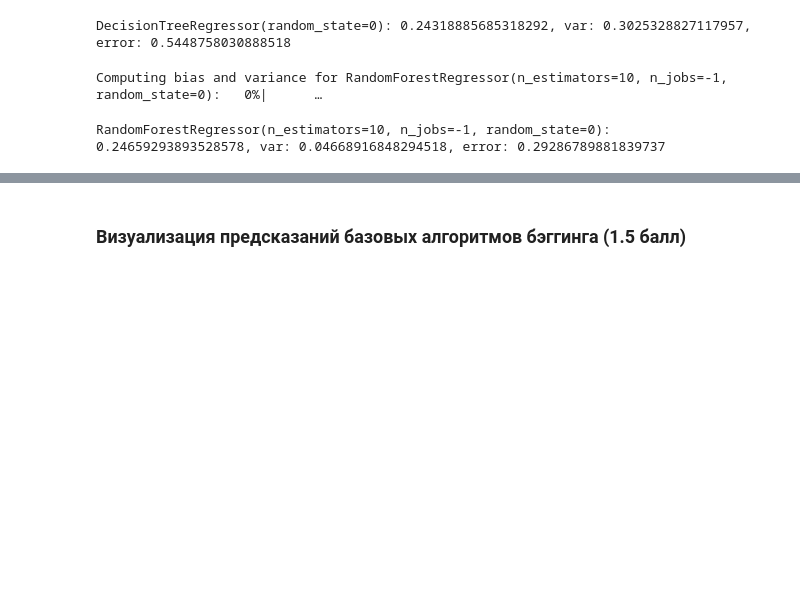
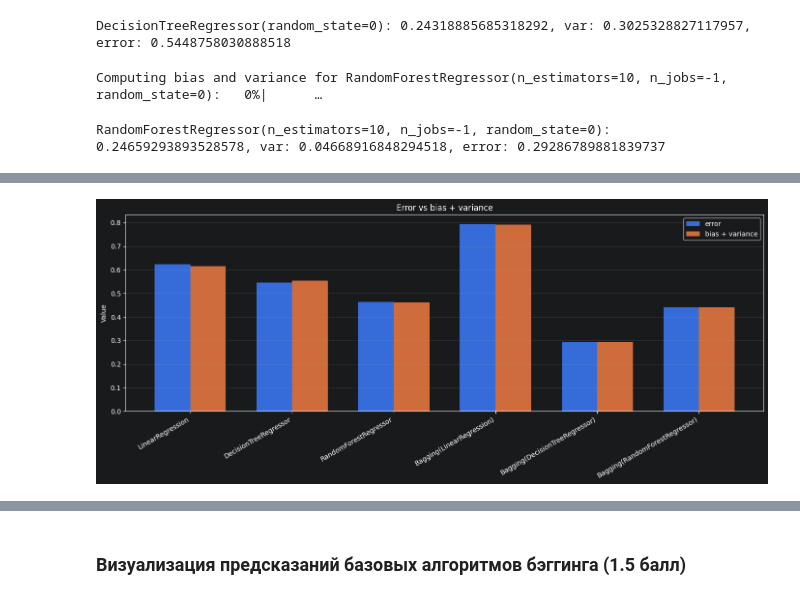
Before and after one commit to Shel2123/ML1_hw, a Jupyter notebook: hw5/Homework Practice 05 Trees.ipynb, the cells around one changed output, grey strips where cells are left out. Saved outputs shown, nothing was run; the diff lists cells and outputs as text; code cells hidden in the pictures; blank space fills up the shorter version.

```diff
--- a/hw5/Homework Practice 05 Trees.ipynb
+++ b/hw5/Homework Practice 05 Trees.ipynb
@@ -845,0 +984,17 @@ __Задание 10.3 (0.25 баллов)__
+# %%
+x = np.arange(len(results))
+width = 0.35
+
+plt.figure(figsize=(14, 6))
+plt.bar(x - width / 2, results["error"], width, label="error")
+plt.bar(x + width / 2, results["bias + variance"], width, label="bias + variance")
+
+plt.xticks(x, results["model"], rotation=30, ha="right")
+plt.ylabel("Value")
+plt.title("Error vs bias + variance")
+plt.legend()
+plt.grid(axis="y", alpha=0.3)
+plt.tight_layout()
+plt.show()
+# %% [output]
+[figure, added]
```
Also changed, not shown: parts of 14 cells of this notebook.
